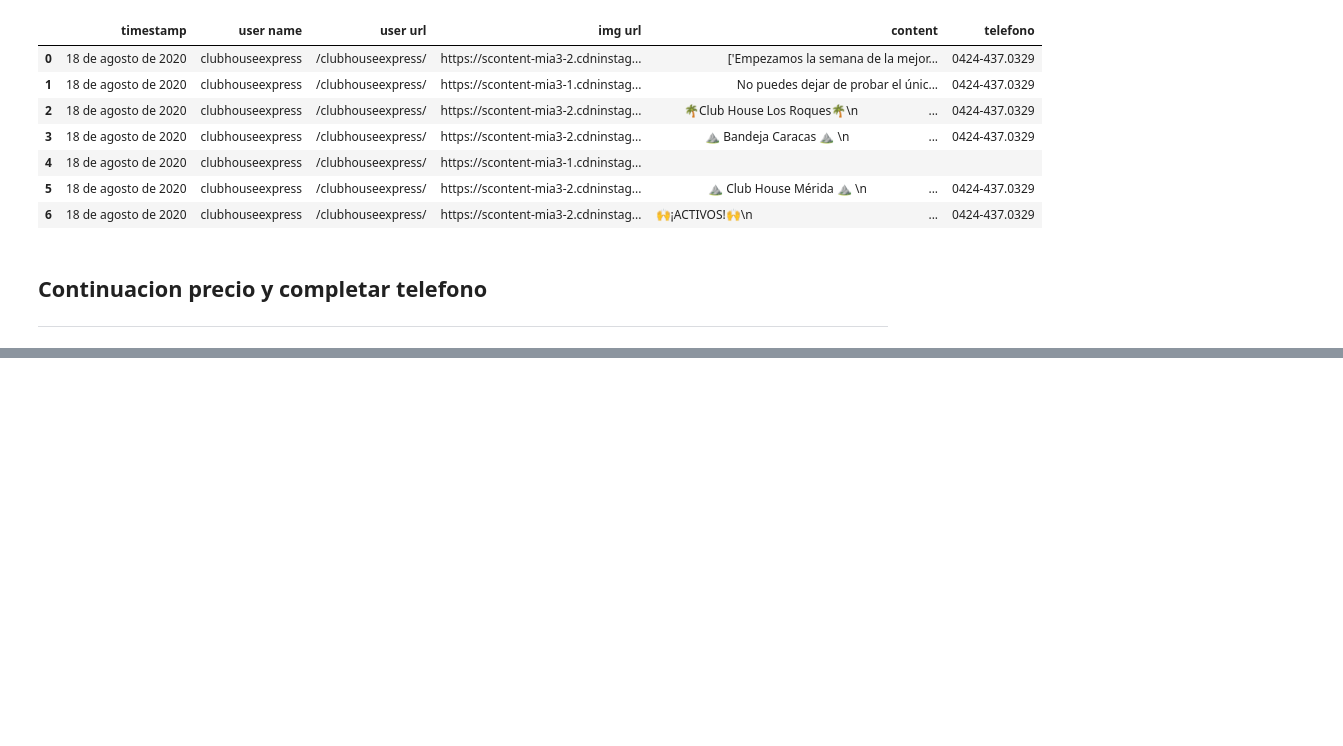
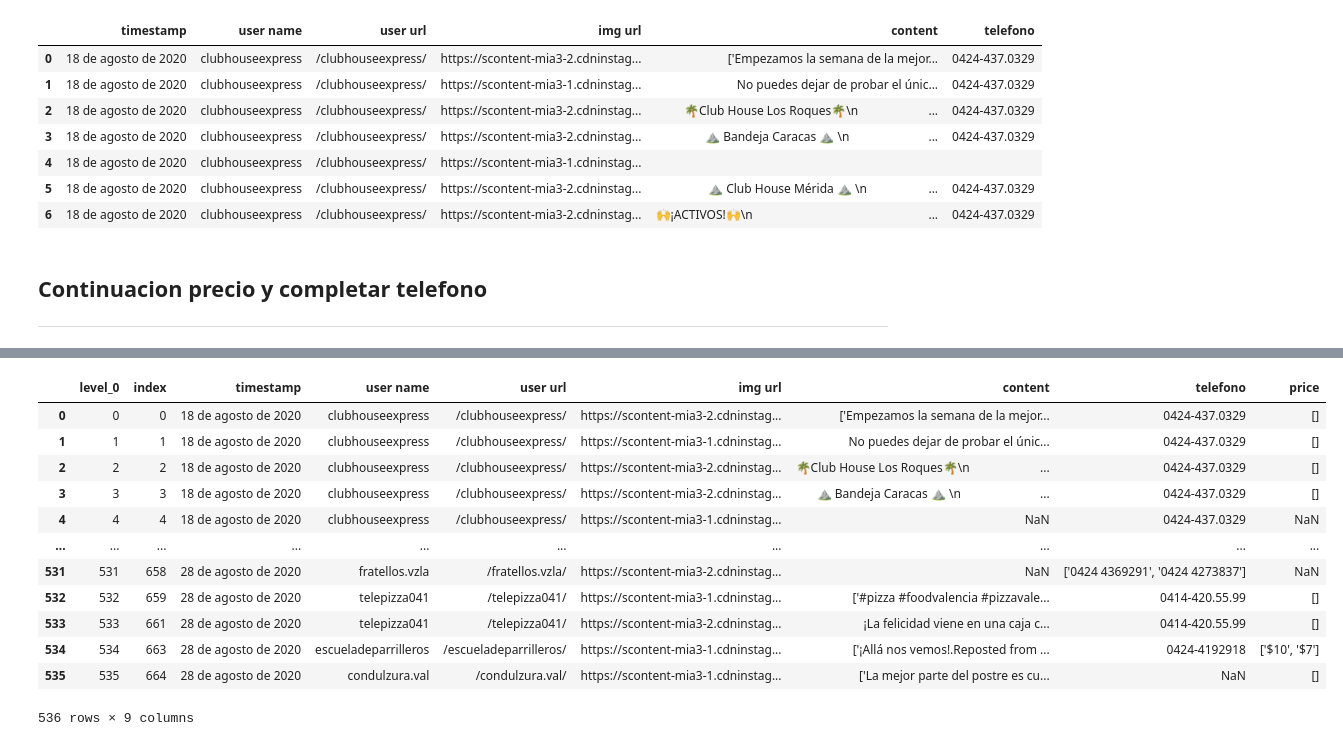
Before and after one commit to JuanVentrone/Telegram_bot_offereat, a Jupyter notebook: pruebas_filtro.ipynb, the cells around one changed output, grey strips where cells are left out. Cells and saved outputs as stored; diff of their text form; code cells hidden in the pictures; blank space fills up the shorter version.

```diff
--- a/pruebas_filtro.ipynb
+++ b/pruebas_filtro.ipynb
@@ -469,0 +658,3 @@ datos = data.copy(deep=True)
+# %%
+data = pd.read_csv("ig_scrapper/database/uni data/data_finito.csv")
+data
@@ -469,0 +675,4 @@ datos = data.copy(deep=True)
+# %%
+data.drop( data.columns[data.columns.str.contains('unnamed', case = False )], axis = 1, inplace = True )
+# %%
+data = data.drop_duplicates('img url')
@@ -469,0 +695,17 @@ datos = data.copy(deep=True)
+# %%
+data = data.reset_index()
+data
+# %% [output]
+|  | level_0 | index | timestamp | user name | user url | img url | content | telefono | price |
+| 0 | 0 | 0 | 18 de agosto de 2020 | clubhouseexpress | /clubhouseexpress/ | https://scontent-mia3-2.cdninstag... | ['Empezamos la semana de la mejor... | 0424-437.0329 | [] |
+| 1 | 1 | 1 | 18 de agosto de 2020 | clubhouseexpress | /clubhouseexpress/ | https://scontent-mia3-1.cdninstag... | No puedes dejar de probar el únic... | 0424-437.0329 | [] |
+| 2 | 2 | 2 | 18 de agosto de 2020 | clubhouseexpress | /clubhouseexpress/ | https://scontent-mia3-2.cdninstag... | 🌴Club House Los Roques🌴\n⠀⠀⠀⠀⠀⠀⠀⠀... | 0424-437.0329 | [] |
+| 3 | 3 | 3 | 18 de agosto de 2020 | clubhouseexpress | /clubhouseexpress/ | https://scontent-mia3-2.cdninstag... | ⛰️ Bandeja Caracas ⛰️ \n⠀⠀⠀⠀⠀⠀⠀⠀⠀... | 0424-437.0329 | [] |
+| 4 | 4 | 4 | 18 de agosto de 2020 | clubhouseexpress | /clubhouseexpress/ | https://scontent-mia3-1.cdninstag... | NaN | 0424-437.0329 | NaN |
+| ... | ... | ... | ... | ... | ... | ... | ... | ... | ... |
+| 531 | 531 | 658 | 28 de agosto de 2020 | fratellos.vzla | /fratellos.vzla/ | https://scontent-mia3-2.cdninstag... | NaN | ['0424 4369291', '0424 4273837'] | NaN |
+| 532 | 532 | 659 | 28 de agosto de 2020 | telepizza041 | /telepizza041/ | https://scontent-mia3-1.cdninstag... | ['#pizza #foodvalencia #pizzavale... | 0414-420.55.99 | [] |
+| 533 | 533 | 661 | 28 de agosto de 2020 | telepizza041 | /telepizza041/ | https://scontent-mia3-2.cdninstag... | ¡La felicidad viene en una caja c... | 0414-420.55.99 | [] |
+| 534 | 534 | 663 | 28 de agosto de 2020 | escueladeparrilleros | /escueladeparrilleros/ | https://scontent-mia3-1.cdninstag... | ['¡Allá nos vemos!.Reposted from ... | 0424-4192918 | ['$10', '$7'] |
+| 535 | 535 | 664 | 28 de agosto de 2020 | condulzura.val | /condulzura.val/ | https://scontent-mia3-1.cdninstag... | ['La mejor parte del postre es cu... | NaN | [] |
+536 rows × 9 columns
```
Also changed, not shown: parts of 85 cells of this notebook, 2 other files.
